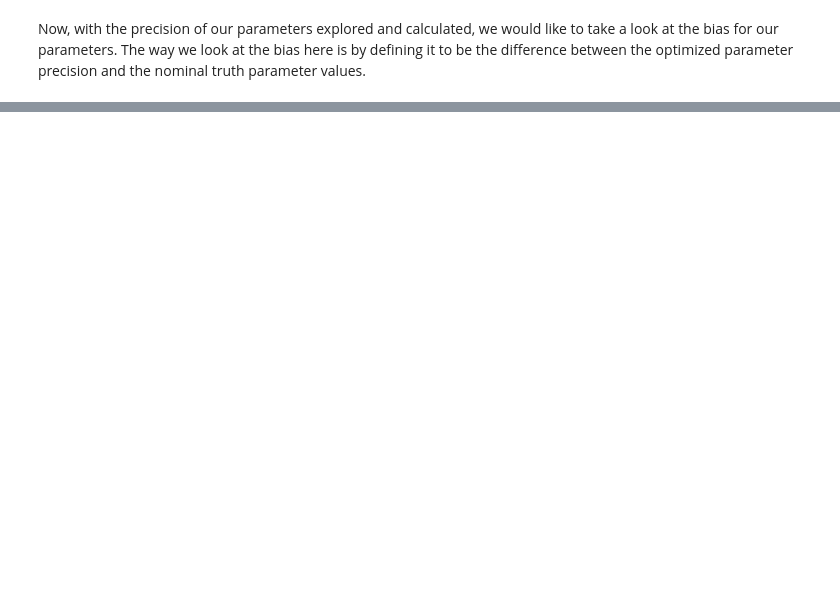
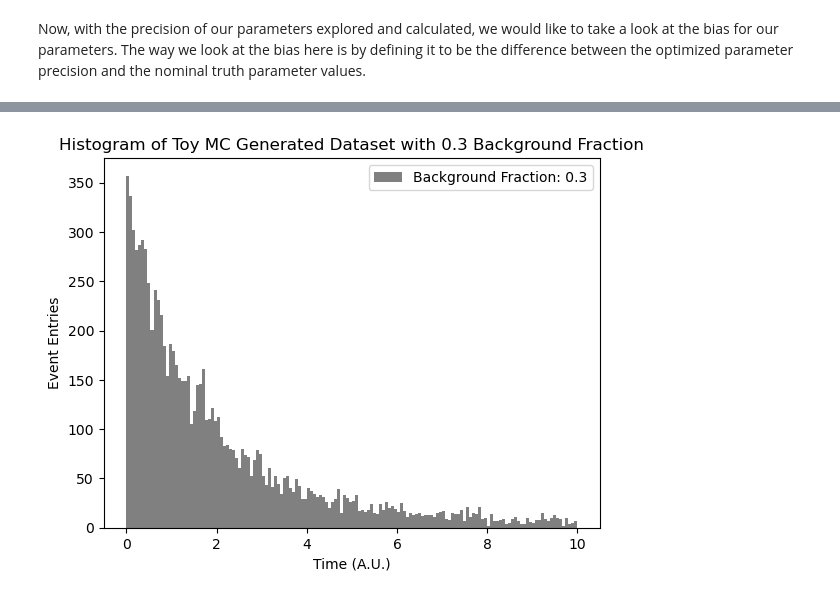
Before and after one commit to wly-wang/DAML23-24, a Jupyter notebook: Report1/s2106059_Report1.ipynb, the cells around one changed output, grey strips where cells are left out. Saved outputs shown, nothing was run; the diff lists cells and outputs as text; code cells hidden in the pictures; blank space fills up the shorter version.

```diff
--- a/Report1/s2106059_Report1.ipynb
+++ b/Report1/s2106059_Report1.ipynb
@@ -371,0 +617,13 @@ Next we need to calculate and assess the bias on the bias we calculated above fo
+# %%
+# initialize pdf class for SignalWithBkg pdf, 0.3 for bkg fraction
+
+pdf_expBkg3 = SignalWithBackground(loBound, hiBound, bkgFraction_vals[3], nominal_params_vals['tau'], nominal_params_vals['delta_m'], \
+                                  nominal_params_vals['V'], nominal_params_vals['decayConst'])
+
+# Generate the dataset for the current bkg fraction
+for i in range(nEvts):
+    pdf_expBkg3.next()
+
+# save the dataset
+dataset3 = pdf_expBkg3.returnMass()
+pdf_expBkg3.flushMass()
@@ -371,0 +678,10 @@ Next we need to calculate and assess the bias on the bias we calculated above fo
+# %%
+plt.hist(dataset3, 150, color=colors[3],\
+         label='Background Fraction: %s' % bkgFraction_vals[3], range=(0., 10.))
+plt.xlabel('Time (A.U.)')
+plt.ylabel('Event Entries')
+plt.title('Histogram of Toy MC Generated Dataset with 0.3 Background Fraction')
+plt.legend()
+plt.show()
+# %% [output]
+[figure, added]
```
Also changed, not shown: parts of 47 cells of this notebook.
